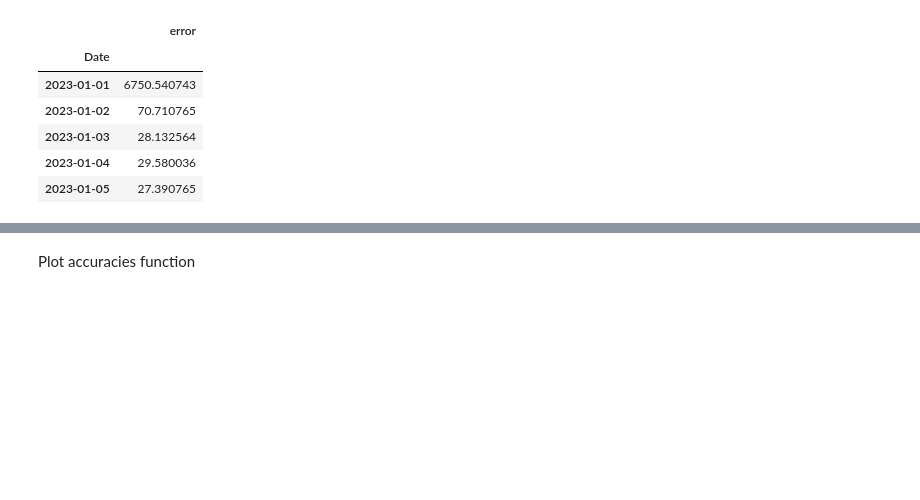
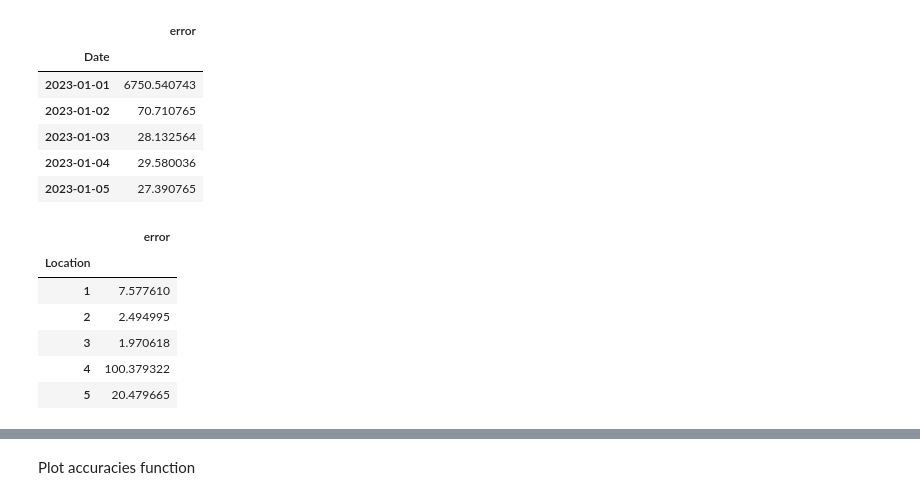
Before and after one commit to danaeis/shoofer-demand-prediction, a Jupyter notebook: evaluation/evaluation.ipynb, the cells around one changed output, grey strips where cells are left out. Cells and saved outputs as stored; diff of their text form; code cells hidden in the pictures; blank space fills up the shorter version.

```diff
--- a/evaluation/evaluation.ipynb
+++ b/evaluation/evaluation.ipynb
@@ -81,0 +96,11 @@ loss_per_date.head()
+# %%
+rmse_loss_per_location, rmse_loss_per_date = calculate_loss_rmse(dataset, predicted_data)
+rmse_loss_per_location.head()
+# %% [output]
+|  | error |
+| Location |  |
+| 1 | 7.577610 |
+| 2 | 2.494995 |
+| 3 | 1.970618 |
+| 4 | 100.379322 |
+| 5 | 20.479665 |
```
Also changed, not shown: parts of 11 cells of this notebook, 1 other file.
